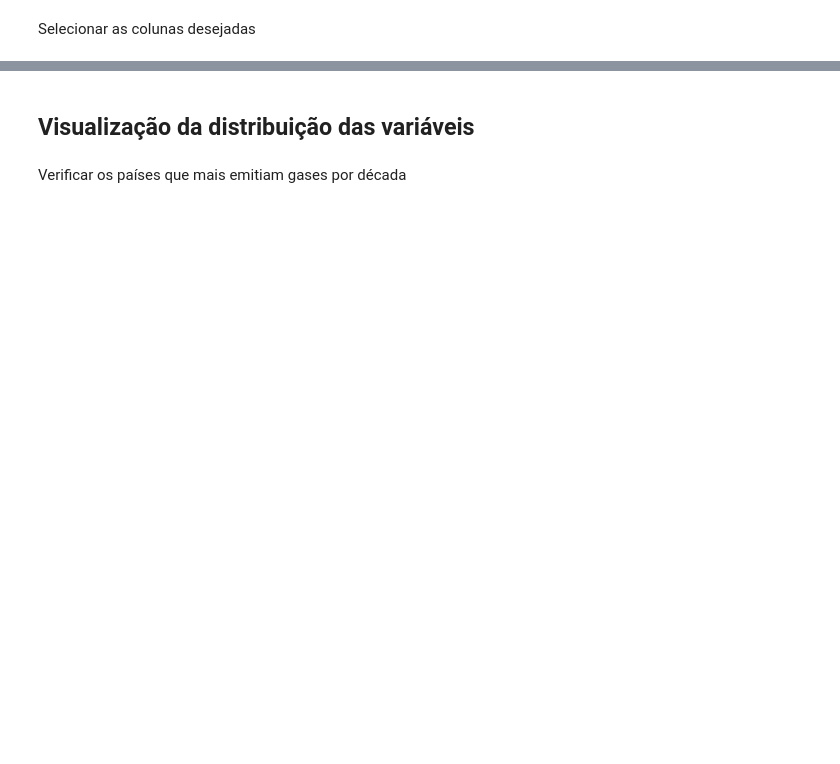
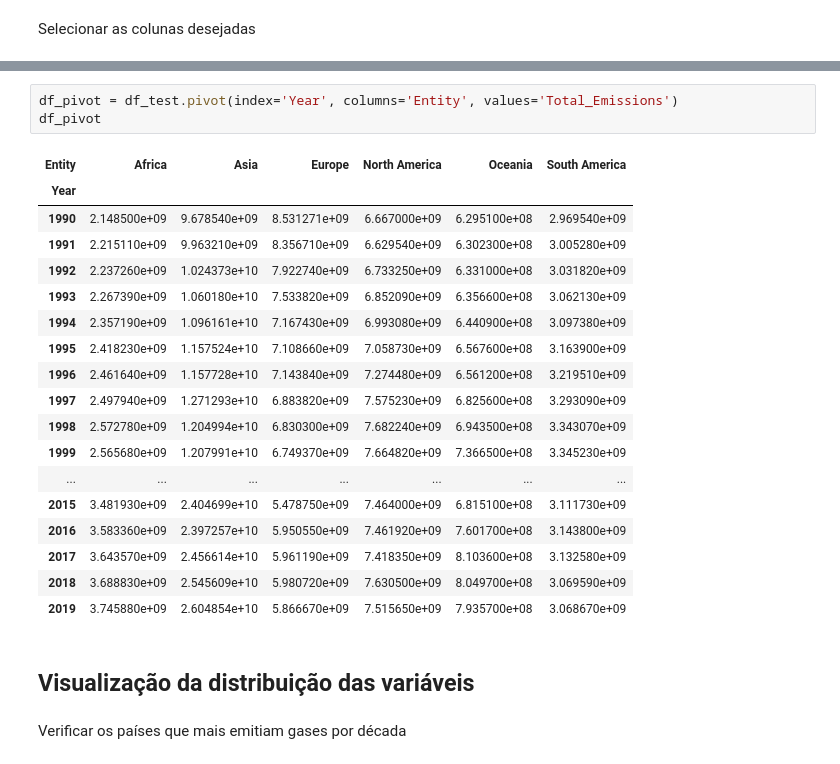
Before and after one commit to thiagorbernardo/UTFPR-Data-Science-CSB55, a Jupyter notebook: 02 - Analise exploratoria/AnaliseExploratoria-GasEmissions.ipynb, the cells around one changed output, grey strips where cells are left out. Drawn from its saved outputs; the diff is of its cells as text; blank space fills up the shorter version.

```diff
--- a/02 - Analise exploratoria/AnaliseExploratoria-GasEmissions.ipynb
+++ b/02 - Analise exploratoria/AnaliseExploratoria-GasEmissions.ipynb
@@ -73,3 +109,25 @@ df_test['Total including LUCF'] = df_test['Total including LUCF']*10^6
+# %%
+df_pivot = df_test.pivot(index='Year', columns='Entity', values='Total_Emissions')
+df_pivot
+# %% [output]
+| Entity | Africa | Asia | Europe | North America | Oceania | South America |
+| Year |  |  |  |  |  |  |
+| 1990 | 2.148500e+09 | 9.678540e+09 | 8.531271e+09 | 6.667000e+09 | 6.295100e+08 | 2.969540e+09 |
+| 1991 | 2.215110e+09 | 9.963210e+09 | 8.356710e+09 | 6.629540e+09 | 6.302300e+08 | 3.005280e+09 |
+| 1992 | 2.237260e+09 | 1.024373e+10 | 7.922740e+09 | 6.733250e+09 | 6.331000e+08 | 3.031820e+09 |
+| 1993 | 2.267390e+09 | 1.060180e+10 | 7.533820e+09 | 6.852090e+09 | 6.356600e+08 | 3.062130e+09 |
+| 1994 | 2.357190e+09 | 1.096161e+10 | 7.167430e+09 | 6.993080e+09 | 6.440900e+08 | 3.097380e+09 |
+| 1995 | 2.418230e+09 | 1.157524e+10 | 7.108660e+09 | 7.058730e+09 | 6.567600e+08 | 3.163900e+09 |
+| 1996 | 2.461640e+09 | 1.157728e+10 | 7.143840e+09 | 7.274480e+09 | 6.561200e+08 | 3.219510e+09 |
+| 1997 | 2.497940e+09 | 1.271293e+10 | 6.883820e+09 | 7.575230e+09 | 6.825600e+08 | 3.293090e+09 |
+| 1998 | 2.572780e+09 | 1.204994e+10 | 6.830300e+09 | 7.682240e+09 | 6.943500e+08 | 3.343070e+09 |
+| 1999 | 2.565680e+09 | 1.207991e+10 | 6.749370e+09 | 7.664820e+09 | 7.366500e+08 | 3.345230e+09 |
+| ... | ... | ... | ... | ... | ... | ... |
+| 2015 | 3.481930e+09 | 2.404699e+10 | 5.478750e+09 | 7.464000e+09 | 6.815100e+08 | 3.111730e+09 |
+| 2016 | 3.583360e+09 | 2.397257e+10 | 5.950550e+09 | 7.461920e+09 | 7.601700e+08 | 3.143800e+09 |
+| 2017 | 3.643570e+09 | 2.456614e+10 | 5.961190e+09 | 7.418350e+09 | 8.103600e+08 | 3.132580e+09 |
+| 2018 | 3.688830e+09 | 2.545609e+10 | 5.980720e+09 | 7.630500e+09 | 8.049700e+08 | 3.069590e+09 |
+| 2019 | 3.745880e+09 | 2.604854e+10 | 5.866670e+09 | 7.515650e+09 | 7.935700e+08 | 3.068670e+09 |
 # %% [markdown]
 ## Visualização da distribuição das variáveis
 # %% [markdown]
```
Also changed, not shown: parts of 25 cells of this notebook, 2 other files.
